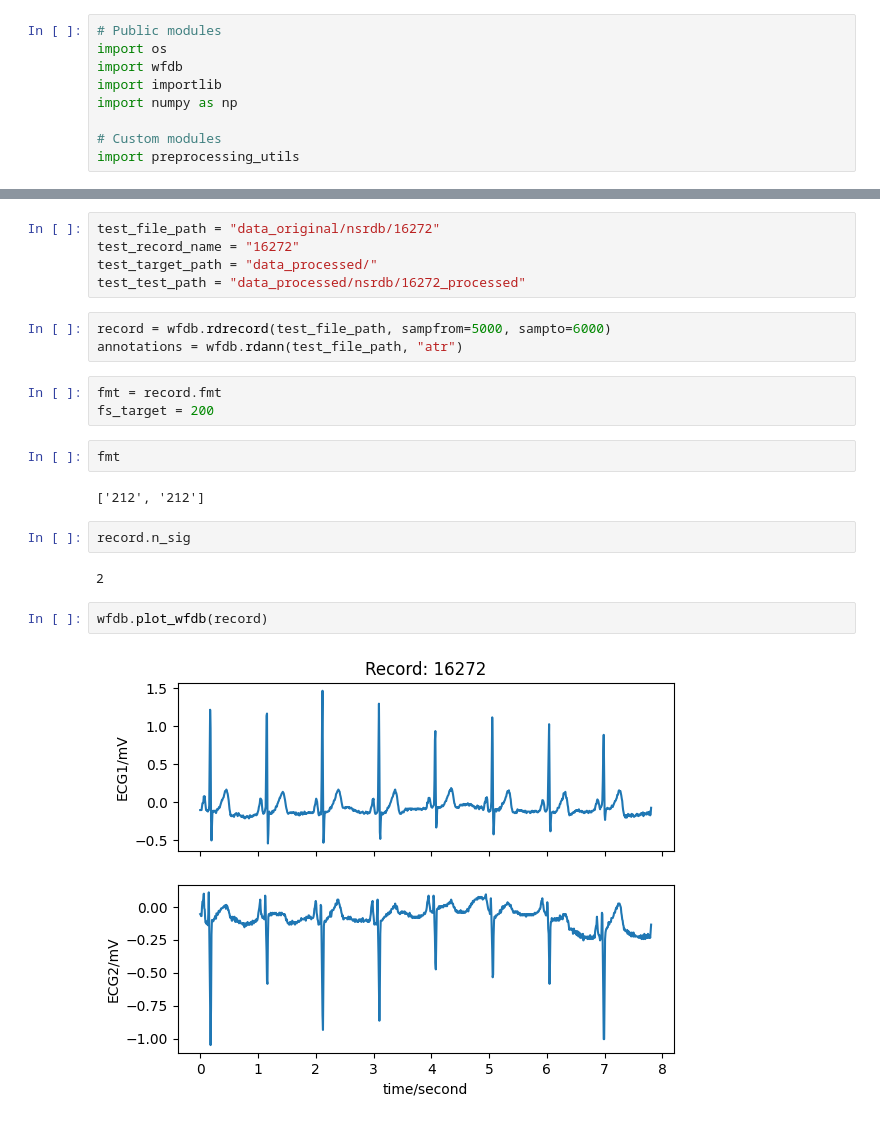
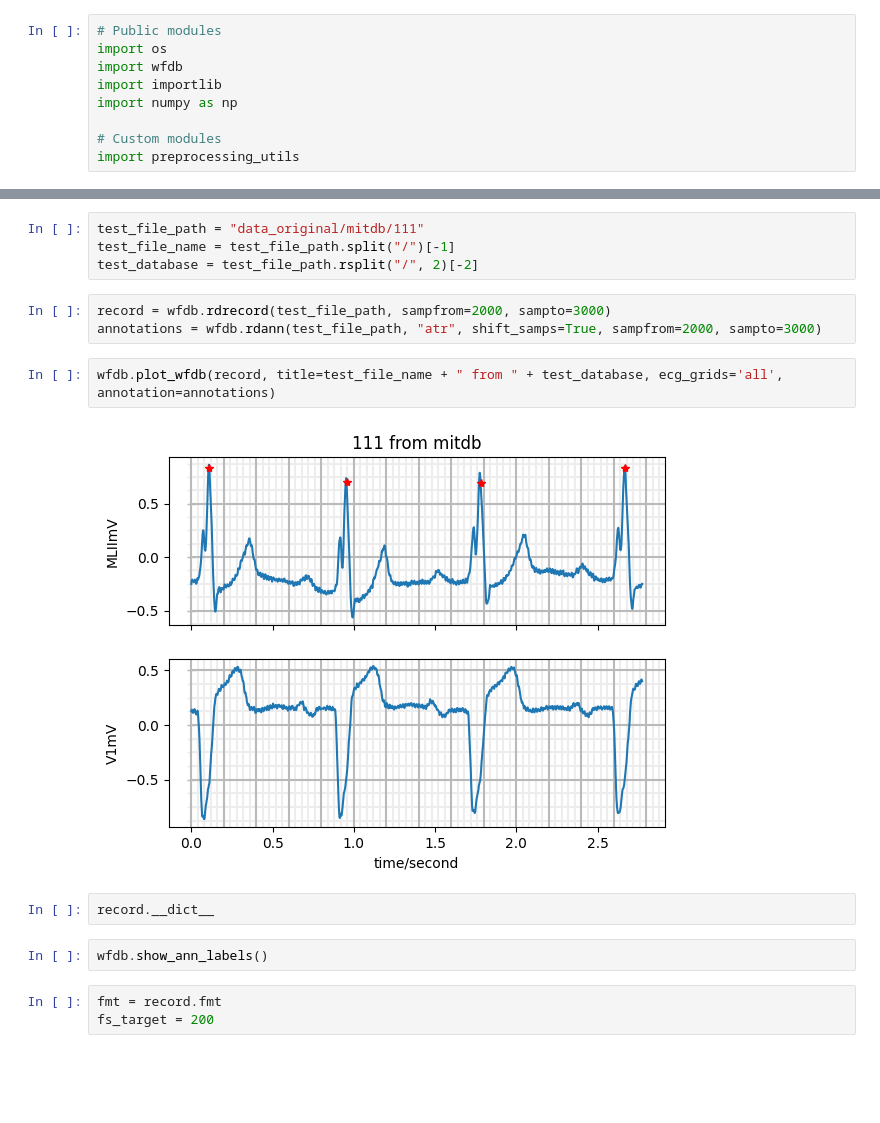
Before and after one commit to pap1rana/arrhythmia-detection, a Jupyter notebook: preprocessing_test.ipynb, the cells around one changed output, grey strips where cells are left out. Cells and saved outputs as stored; diff of their text form; blank space fills up the shorter version.

```diff
--- a/preprocessing_test.ipynb
+++ b/preprocessing_test.ipynb
@@ -21,26 +16,21 @@ importlib.reload(preprocessing_utils)
-# %%
-test_file_path = "data_original/nsrdb/16272"
-test_record_name = "16272"
-test_target_path = "data_processed/"
-test_test_path = "data_processed/nsrdb/16272_processed"
+# %%
+test_file_path = "data_original/mitdb/111"
+test_file_name = test_file_path.split("/")[-1]
+test_database = test_file_path.rsplit("/", 2)[-2]
 # %%
-record = wfdb.rdrecord(test_file_path, sampfrom=5000, sampto=6000)
-annotations = wfdb.rdann(test_file_path, "atr")
+record = wfdb.rdrecord(test_file_path, sampfrom=2000, sampto=3000)
+annotations = wfdb.rdann(test_file_path, "atr", shift_samps=True, sampfrom=2000, sampto=3000)
+# %%
+wfdb.plot_wfdb(record, title=test_file_name + " from " + test_database, ecg_grids='all', annotation=annotations)
+# %% [output]
+[figure, added]
+# %%
+record.__dict__
+# %%
+wfdb.show_ann_labels()
 # %%
 fmt = record.fmt
 fs_target = 200
-# %%
-fmt
-# %% [output]
-['212', '212']
-# %%
-record.n_sig
-# %% [output]
-2
-# %%
-wfdb.plot_wfdb(record)
-# %% [output]
-[figure, removed]
 # %%
 resampled_signal, resampled_annotations = preprocessing_utils.resample_record_and_annotations(record, annotations, fs_target)
 signal, annotations = preprocessing_utils.normalize_signal_and_center(resampled_signal), resampled_annotations
```
Also changed, not shown: parts of 10 cells of this notebook, 6 other files.
